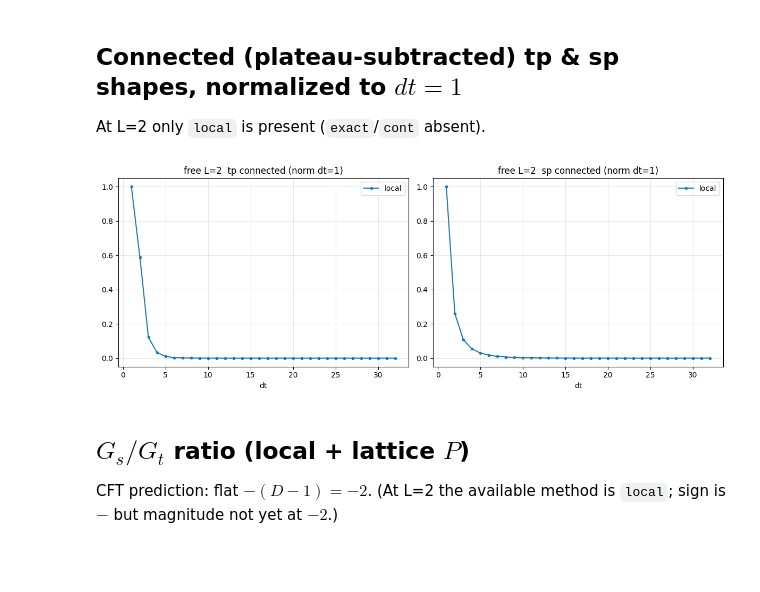
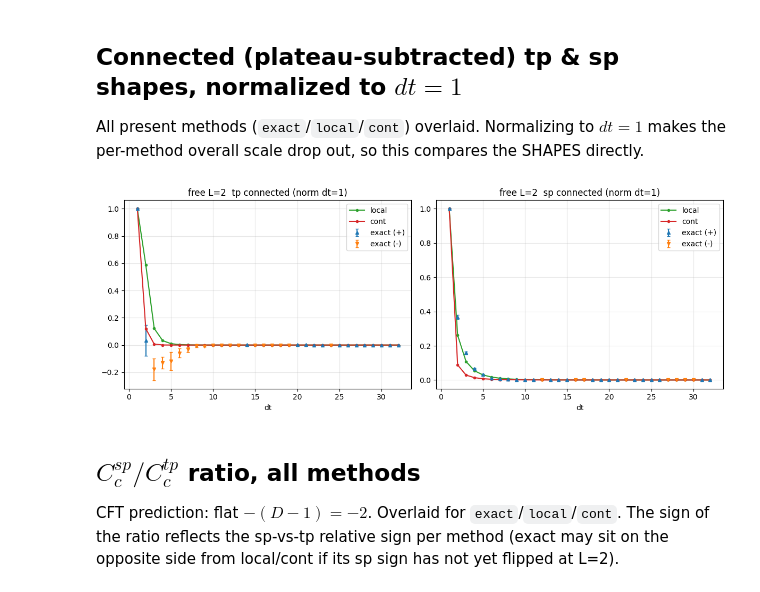
Before and after one commit to nobuyukimatsumoto68/qed3, a Jupyter notebook: src/both_3d/jj_free_correlators_L2_claude.ipynb, the cells around one changed output. Cells and saved outputs as stored; diff of their text form; code cells hidden in the pictures; blank space fills up the shorter version.

```diff
--- a/src/both_3d/jj_free_correlators_L2_claude.ipynb
+++ b/src/both_3d/jj_free_correlators_L2_claude.ipynb
@@ -64,22 +123,32 @@ plot_reim("sp")
 # %% [markdown]
 ## Connected (plateau-subtracted) tp & sp shapes, normalized to $dt=1$
-At L=2 only `local` is present (`exact`/`cont` absent).
+All present methods (`exact`/`local`/`cont`) overlaid. Normalizing to $dt=1$ makes the per-method
+overall scale drop out, so this compares the SHAPES directly.
 # %%
 ds = np.arange(1,33)
 fig,ax = plt.subplots(1,2,figsize=(12,4.5))
 for key,p in FILES.items():
-    ct = connected(load_corr(p,"tp"))
-    if ct is not None:
-        ax[0].plot(ds, (ct/ct[1]).real[ds], marker=".", label=key)
-    cs = connected(load_corr(p,"sp"))
-    if cs is not None:
-        ax[1].plot(ds, (cs/cs[1]).real[ds], marker=".", label=key)
+    for j,proj in enumerate(["tp","sp"]):
+        if key in STOCH:
+            H = load_hits(p, proj)
+            if H is not None:
+                # connect + normalize to dt=1 PER HIT (ratio of correlated quantities), then mean/sem
+                C = H - H[:,40:80].mean(1, keepdims=True)
+                R = (C / C[:,1:2]).real                 # (nhits, Nt)
+                m,e = mean_sem(R)
+                errbar_signed(ax[j], ds, m[ds], e[ds], key)
+                continue
+        c = connected(load_corr(p, proj))
+        if c is not None:
+            ax[j].plot(ds, (c/c[1]).real[ds], marker=".", label=key)
 for a,t in zip(ax,["tp connected (norm dt=1)","sp connected (norm dt=1)"]):
     a.set_xlabel("dt"); a.set_title(f"free L={L}  {t}"); a.legend(); a.grid(alpha=.3)
 plt.tight_layout(); plt.show()
 # %% [output]
-[figure, old version]
+[figure, new version]
 # %% [markdown]
-## $G_s/G_t$ ratio (local + lattice $P$)
-CFT prediction: flat $-(D-1)=-2$.  (At L=2 the available method is `local`; sign is $-$ but magnitude not yet at $-2$.)
+## $C_c^{sp}/C_c^{tp}$ ratio, all methods
+CFT prediction: flat $-(D-1)=-2$. Overlaid for `exact`/`local`/`cont`. The sign of the ratio reflects the
+sp-vs-tp relative sign per method (exact may sit on the opposite side from local/cont if its sp sign has not
+yet flipped at L=2).
 # %%
```
Also changed, not shown: parts of 5 cells of this notebook, 42 other files.
